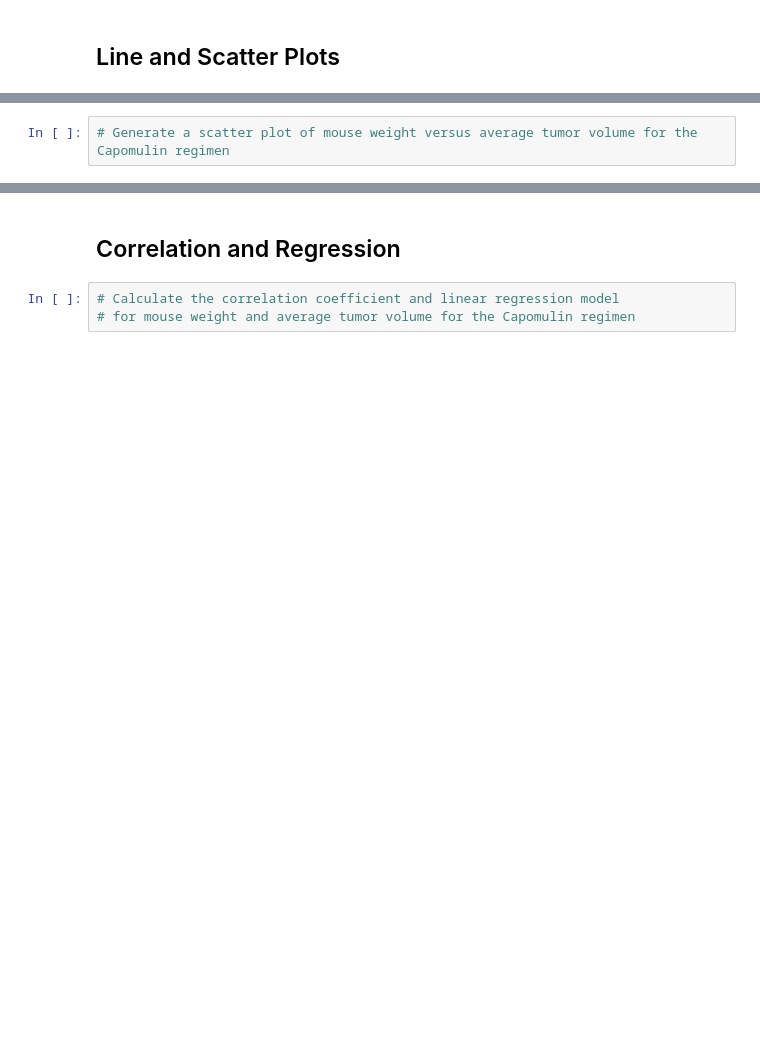
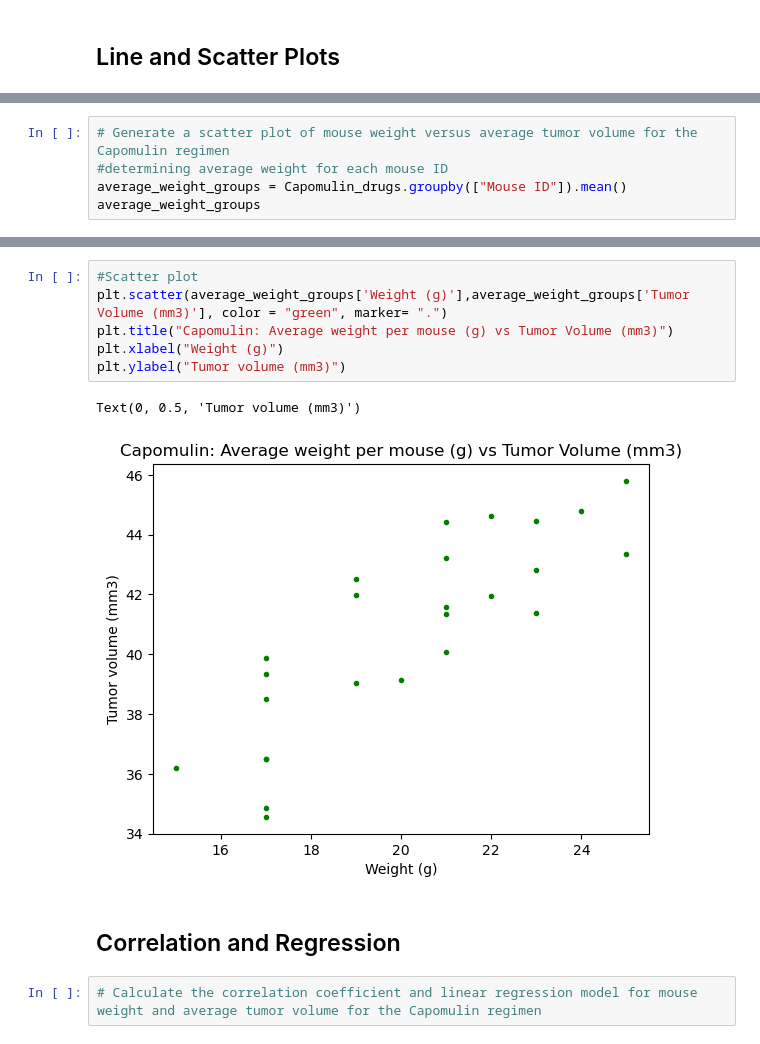
Before and after one commit to FaresKazemi/Matplot.lib_work, a Jupyter notebook: worksheet.ipynb, the cells around one changed output, grey strips where cells are left out. Drawn from its saved outputs; the diff is of its cells as text; blank space fills up the shorter version.

```diff
--- a/worksheet.ipynb
+++ b/worksheet.ipynb
@@ -308,2 +365,5 @@ plt.show()
 # %%
 # Generate a scatter plot of mouse weight versus average tumor volume for the Capomulin regimen
+#determining average weight for each mouse ID
+average_weight_groups = Capomulin_drugs.groupby(["Mouse ID"]).mean()
+average_weight_groups
@@ -310,5 +389,13 @@ plt.show()
+# %%
+#Scatter plot
+plt.scatter(average_weight_groups['Weight (g)'],average_weight_groups['Tumor Volume (mm3)'], color = "green", marker= ".")
+plt.title("Capomulin: Average weight per mouse (g) vs Tumor Volume (mm3)")
+plt.xlabel("Weight (g)")
+plt.ylabel("Tumor volume (mm3)")
+# %% [output]
+Text(0, 0.5, 'Tumor volume (mm3)')
+[figure, added]
 # %% [markdown]
 ## Correlation and Regression
 # %%
-# Calculate the correlation coefficient and linear regression model
-# for mouse weight and average tumor volume for the Capomulin regimen
+# Calculate the correlation coefficient and linear regression model for mouse weight and average tumor volume for the Capomulin regimen
```
Also changed, not shown: parts of 16 cells of this notebook.
